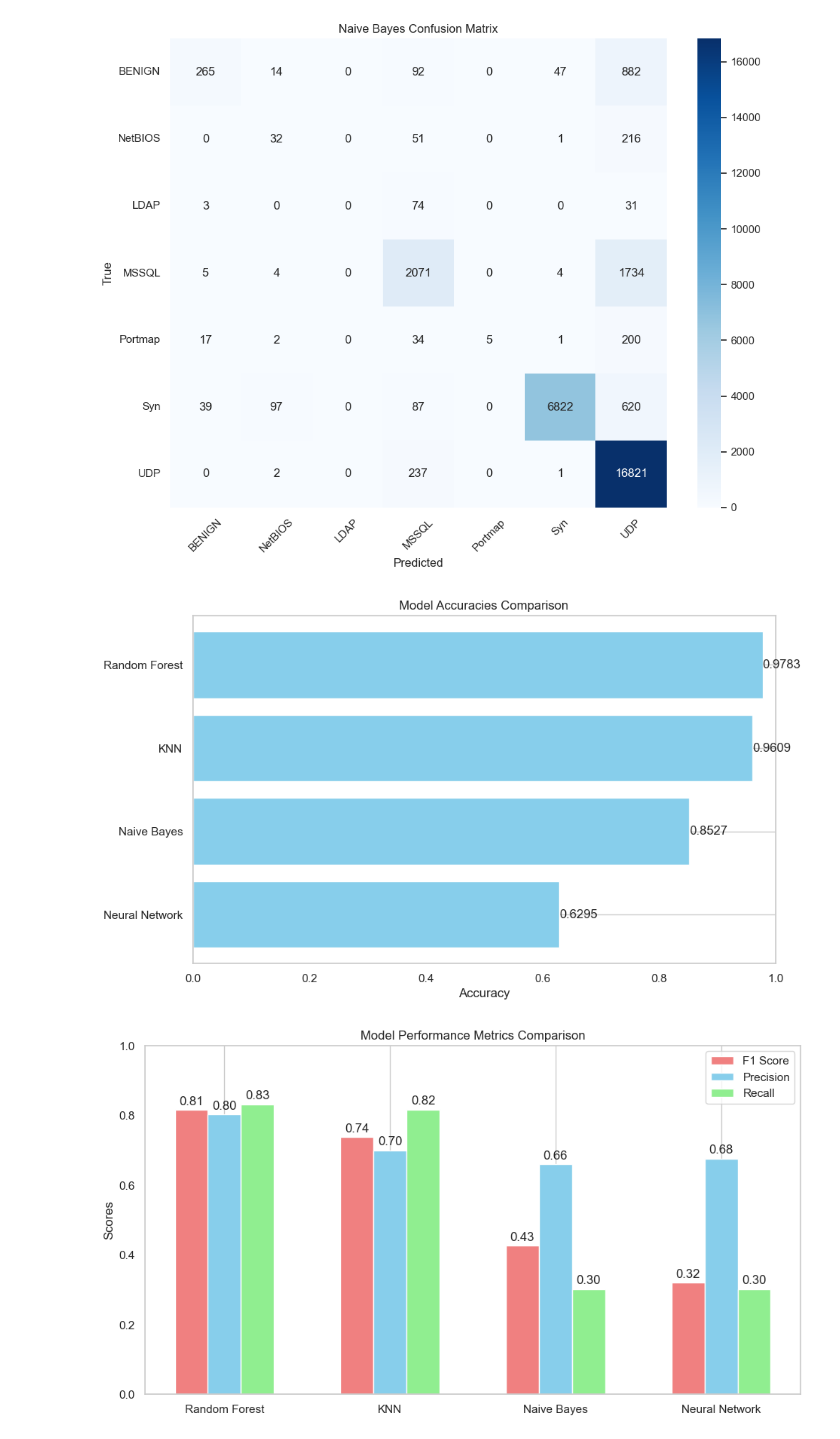
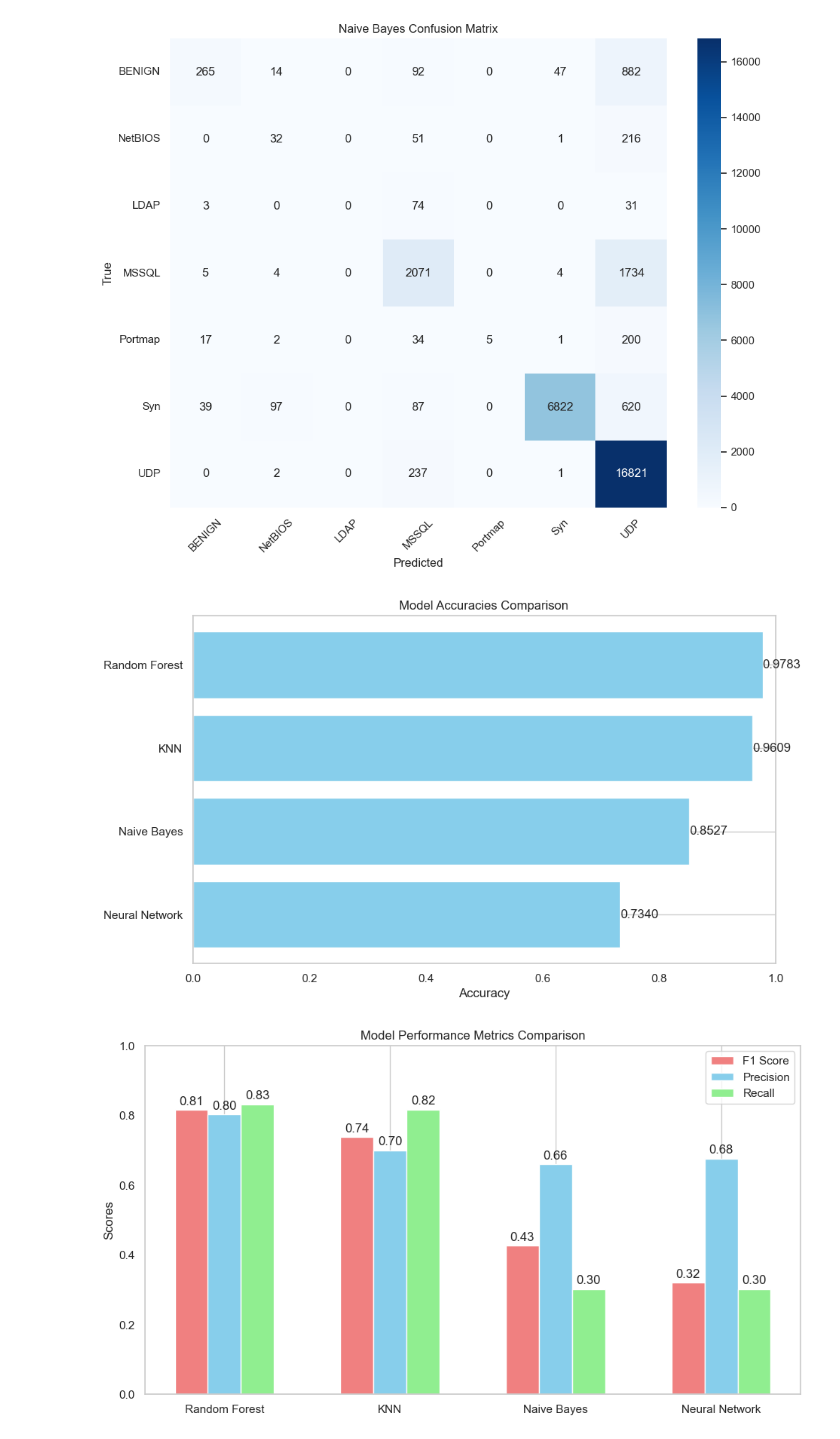
Before and after one commit to DragoBJJ/DDoS-attacks-classification, a Jupyter notebook: DDoSAttacksClassification.ipynb, the cells around one changed output. Drawn from its saved outputs; the diff is of its cells as text; code cells hidden in the pictures.

```diff
--- a/DDoSAttacksClassification.ipynb
+++ b/DDoSAttacksClassification.ipynb
@@ -511,15 +607,15 @@ plot_confusion_matrix(Y_test, nb_pred, classes, "Naive Bayes Confusion Matrix")
 [figure]
 # %%
 model_accuracies = {
-    'Neural Network': nn_accuracy,
+    'Neural Network':  0.734,
     'Naive Bayes': nb_accuracy,
     'KNN': knn_accuracy,
     'Random Forest': rf_accuracy
 }
 
 visualize_model_accuracies(model_accuracies)
 # %% [output]
-[figure, old version]
+[figure, new version]
 # %%
 model_metrics = {
     'Random Forest': {'F1 Score': rf_f1, 'Precision': rf_precision, 'Recall': rf_recall},
```
Also changed, not shown: parts of 18 cells of this notebook.
